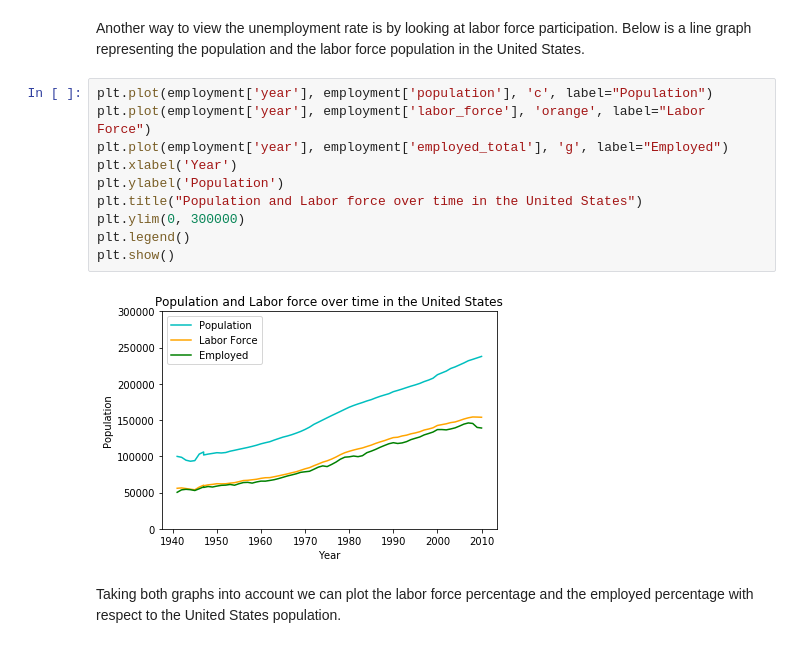
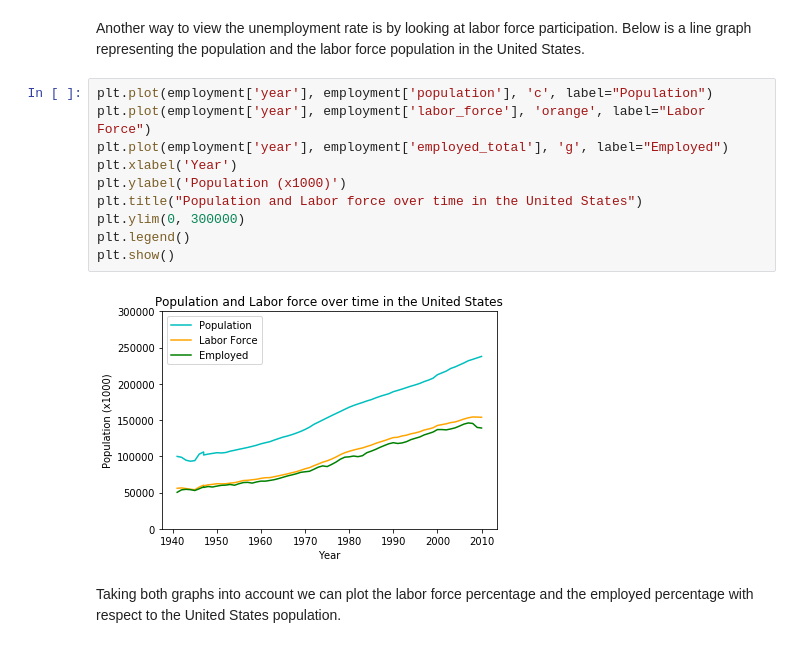
Before and after one commit to Goldtruffle2015/BreakdownOfEmploymentJupyterProject, a Jupyter notebook: Employment Analysis.ipynb, the cells around one changed output. Cells and saved outputs as stored; diff of their text form.

```diff
--- a/Employment Analysis.ipynb
+++ b/Employment Analysis.ipynb
@@ -161,15 +161,15 @@ Another way to view the unemployment rate is by looking at labor force participa
 # %%
 plt.plot(employment['year'], employment['population'], 'c', label="Population")
 plt.plot(employment['year'], employment['labor_force'], 'orange', label="Labor Force")
 plt.plot(employment['year'], employment['employed_total'], 'g', label="Employed")
 plt.xlabel('Year')
-plt.ylabel('Population')
+plt.ylabel('Population (x1000)')
 plt.title("Population and Labor force over time in the United States")
 plt.ylim(0, 300000)
 plt.legend()
 plt.show()
 # %% [output]
-[figure, old version]
+[figure, new version]
 # %% [markdown]
 Taking both graphs into account we can plot the labor force percentage and the employed percentage with respect to the United States population.
 # %%
```
Also changed, not shown: parts of 2 cells of this notebook.
